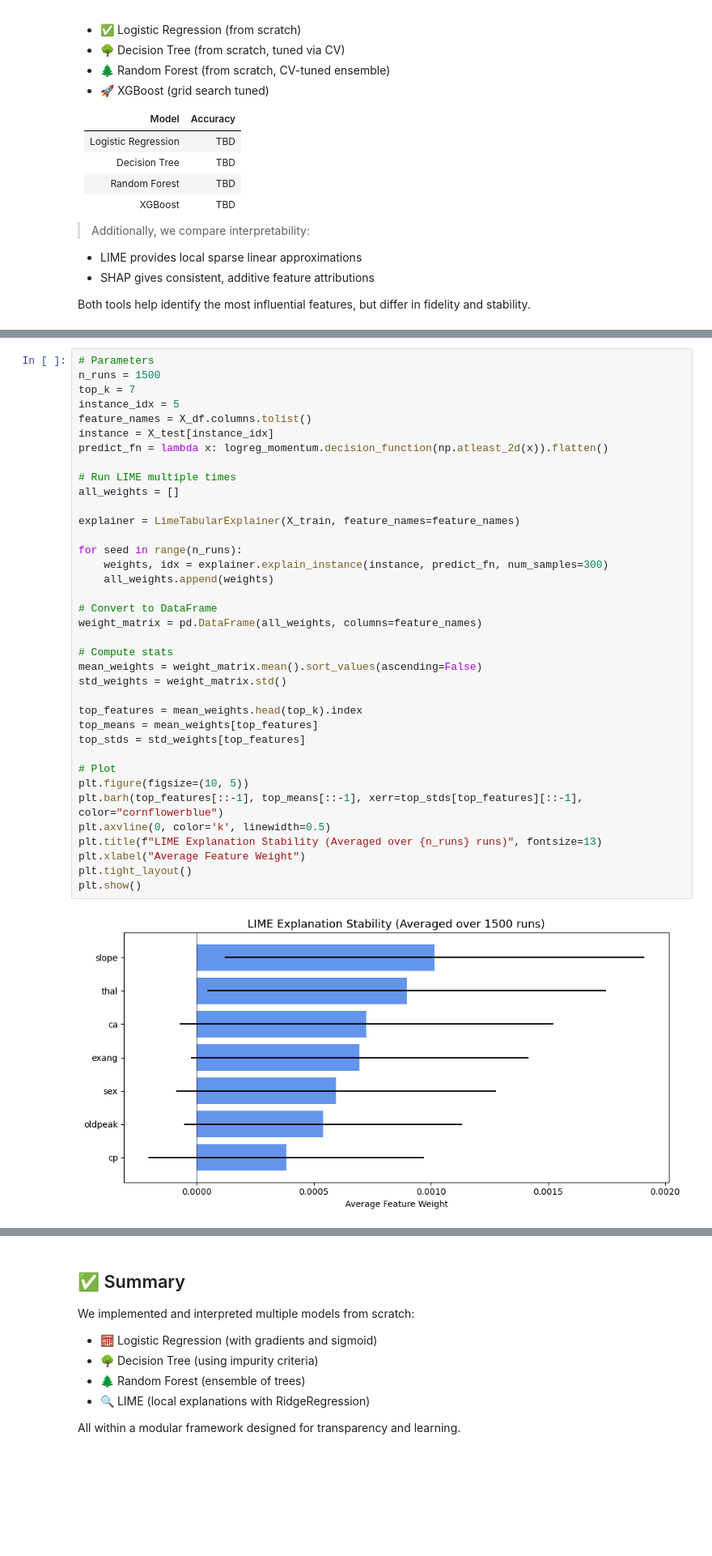
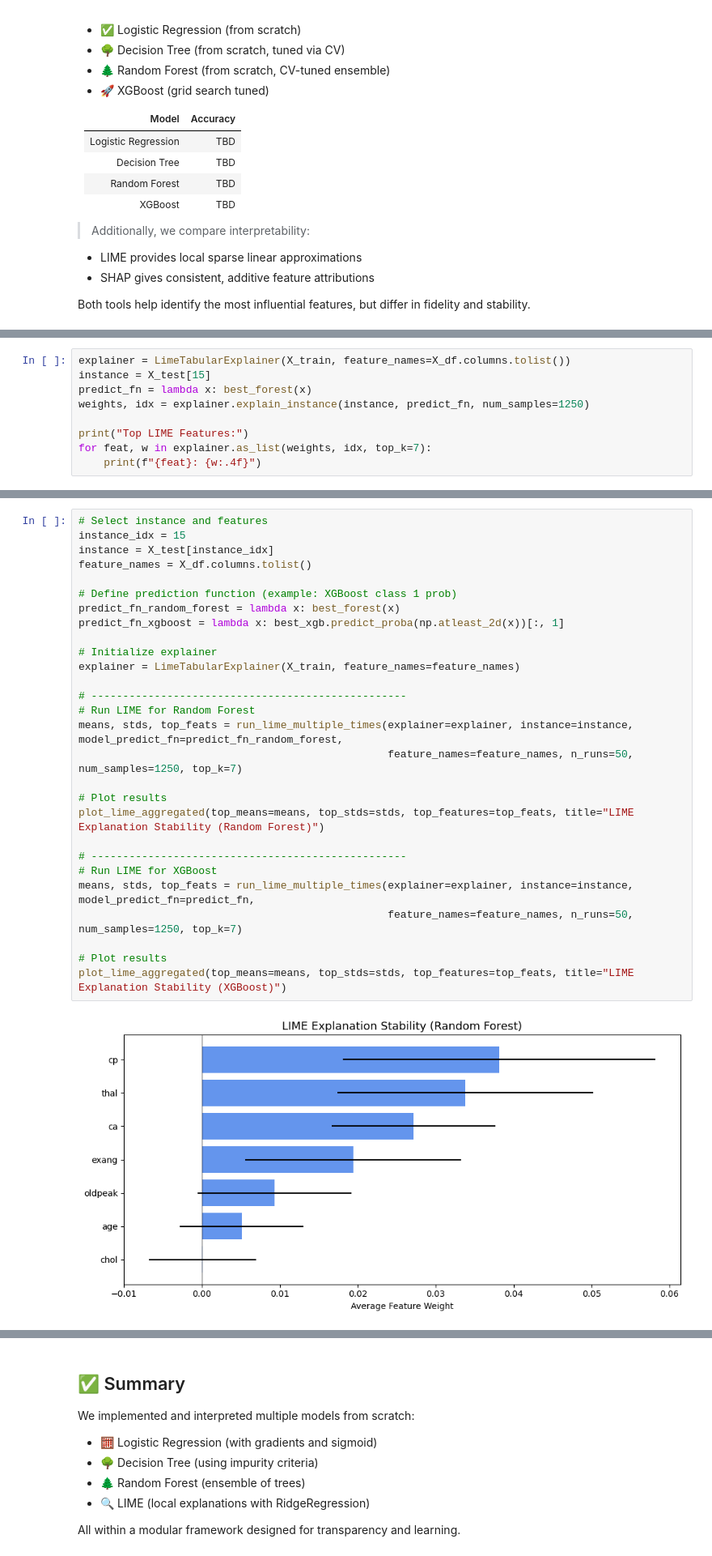
Before and after one commit to christian-hobelsberger/Heart_Disease_Interpretability, a Jupyter notebook: Heart_Disease_Interpretability.ipynb, the cells around one changed output, grey strips where cells are left out. Shown at 81% size. Cells and saved outputs as stored; diff of their text form; blank space fills up the shorter version.

Commit message:
Finished LIME and started adjusting SHAP explaination

```diff
--- a/Heart_Disease_Interpretability.ipynb
+++ b/Heart_Disease_Interpretability.ipynb
@@ -541,0 +519,9 @@ restecg: -0.0003
+# %%
+explainer = LimeTabularExplainer(X_train, feature_names=X_df.columns.tolist())
+instance = X_test[15]
+predict_fn = lambda x: best_forest(x)
+weights, idx = explainer.explain_instance(instance, predict_fn, num_samples=1250)
+
+print("Top LIME Features:")
+for feat, w in explainer.as_list(weights, idx, top_k=7):
+    print(f"{feat}: {w:.4f}")
@@ -559,39 +562,30 @@ This makes LIME explanations more robust, and helps assess which features truly
-# %%
-# Parameters
-n_runs = 1500
-top_k = 7
-instance_idx = 5
-feature_names = X_df.columns.tolist()
-instance = X_test[instance_idx]
-predict_fn = lambda x: logreg_momentum.decision_function(np.atleast_2d(x)).flatten()
-
-# Run LIME multiple times
-all_weights = []
-
-explainer = LimeTabularExplainer(X_train, feature_names=feature_names)
-
-for seed in range(n_runs):
-    weights, idx = explainer.explain_instance(instance, predict_fn, num_samples=300)
-    all_weights.append(weights)
-
-# Convert to DataFrame
-weight_matrix = pd.DataFrame(all_weights, columns=feature_names)
-
-# Compute stats
-mean_weights = weight_matrix.mean().sort_values(ascending=False)
-std_weights = weight_matrix.std()
-
-top_features = mean_weights.head(top_k).index
-top_means = mean_weights[top_features]
-top_stds = std_weights[top_features]
-
-# Plot
-plt.figure(figsize=(10, 5))
-plt.barh(top_features[::-1], top_means[::-1], xerr=top_stds[top_features][::-1], color="cornflowerblue")
-plt.axvline(0, color='k', linewidth=0.5)
-plt.title(f"LIME Explanation Stability (Averaged over {n_runs} runs)", fontsize=13)
-plt.xlabel("Average Feature Weight")
-plt.tight_layout()
-plt.show()
-# %% [output]
-[figure, removed]
+# %%
+# Select instance and features
+instance_idx = 15
+instance = X_test[instance_idx]
+feature_names = X_df.columns.tolist()
+
+# Define prediction function (example: XGBoost class 1 prob)
+predict_fn_random_forest = lambda x: best_forest(x)
+predict_fn_xgboost = lambda x: best_xgb.predict_proba(np.atleast_2d(x))[:, 1]
+
+# Initialize explainer
+explainer = LimeTabularExplainer(X_train, feature_names=feature_names)
+
+# --------------------------------------------------
+# Run LIME for Random Forest
+means, stds, top_feats = run_lime_multiple_times(explainer=explainer, instance=instance, model_predict_fn=predict_fn_random_forest,
+                                                 feature_names=feature_names, n_runs=50, num_samples=1250, top_k=7)
+
+# Plot results
+plot_lime_aggregated(top_means=means, top_stds=stds, top_features=top_feats, title="LIME Explanation Stability (Random Forest)")
+
+# --------------------------------------------------
+# Run LIME for XGBoost
+means, stds, top_feats = run_lime_multiple_times(explainer=explainer, instance=instance, model_predict_fn=predict_fn,
+                                                 feature_names=feature_names, n_runs=50, num_samples=1250, top_k=7)
+
+# Plot results
+plot_lime_aggregated(top_means=means, top_stds=stds, top_features=top_feats, title="LIME Explanation Stability (XGBoost)")
+# %% [output]
+[figure, added]
```
Also changed, not shown: parts of 15 cells of this notebook, 1 other file.
